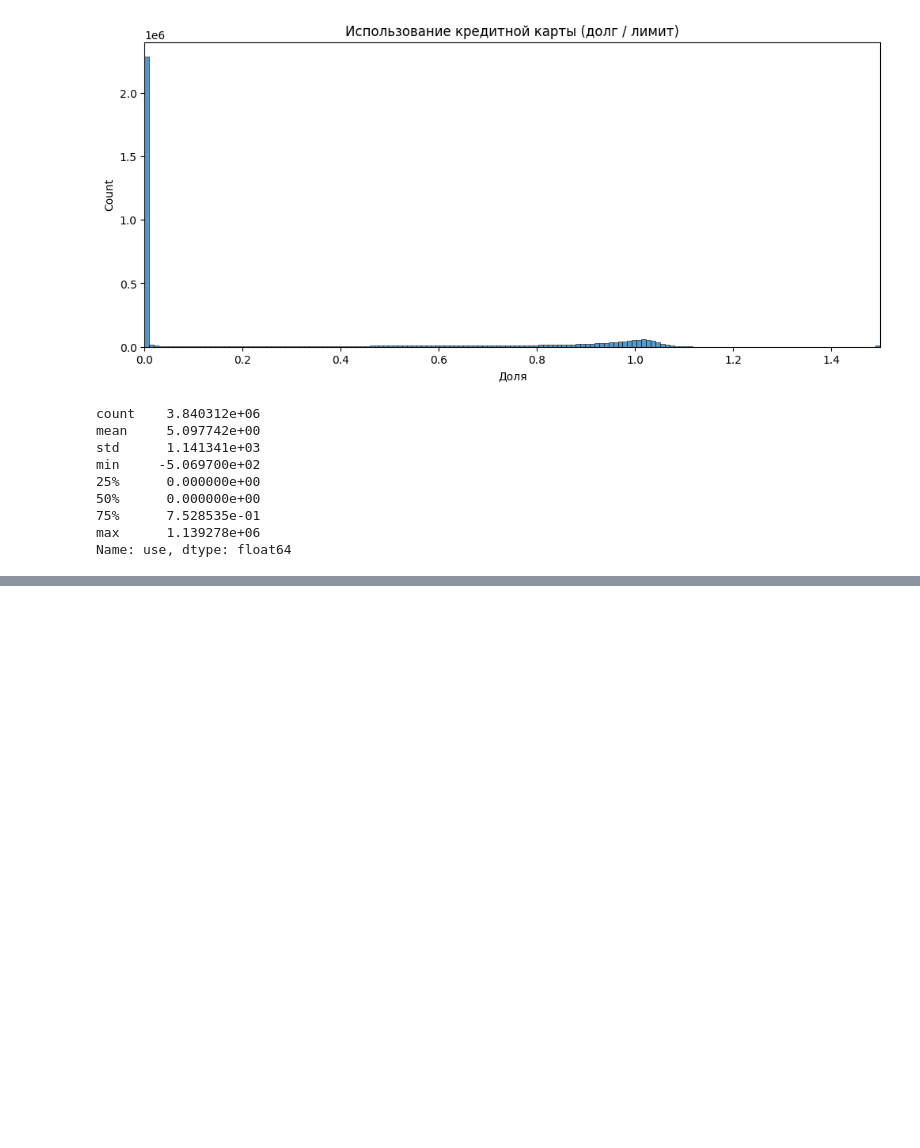
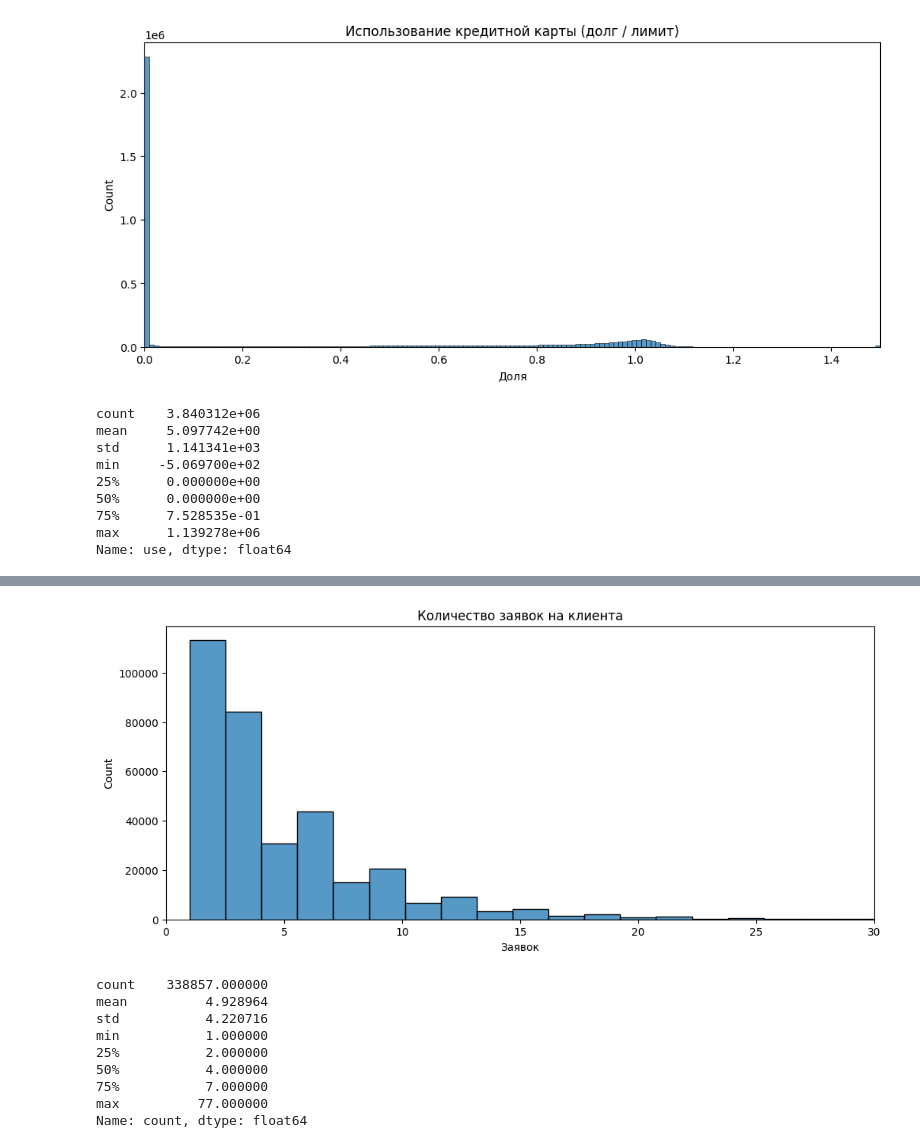
Before and after one commit to malakhovs04/Home-Credit-Default-Risk, a Jupyter notebook: check_tables.ipynb, the cells around one changed output, grey strips where cells are left out. Drawn from its saved outputs; the diff is of its cells as text; code cells hidden in the pictures; blank space fills up the shorter version.

```diff
--- a/check_tables.ipynb
+++ b/check_tables.ipynb
@@ -797,0 +874,22 @@ Name: use, dtype: float64
+# %%
+cust_req = df_p_a['sk_id_curr'].value_counts()
+
+plt.figure(figsize=(12,5))
+sns.histplot(cust_req, bins=50)
+plt.title('Количество заявок на клиента')
+plt.xlabel('Заявок')
+plt.xlim(0, 30)
+plt.show()
+
+print(cust_req.describe())
+# %% [output]
+[figure, added]
+count    338857.000000
+mean          4.928964
+std           4.220716
+min           1.000000
+25%           2.000000
+50%           4.000000
+75%           7.000000
+max          77.000000
+Name: count, dtype: float64
```
Also changed, not shown: parts of 8 cells of this notebook.
